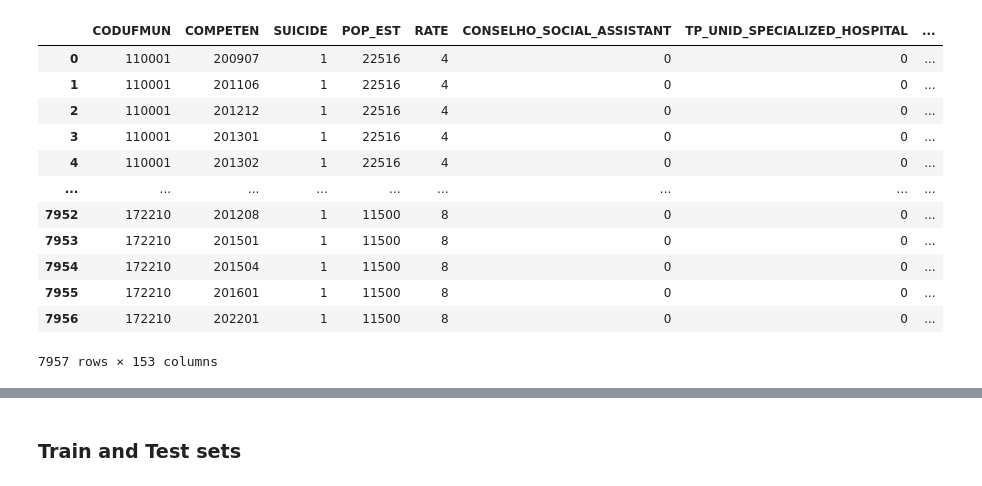
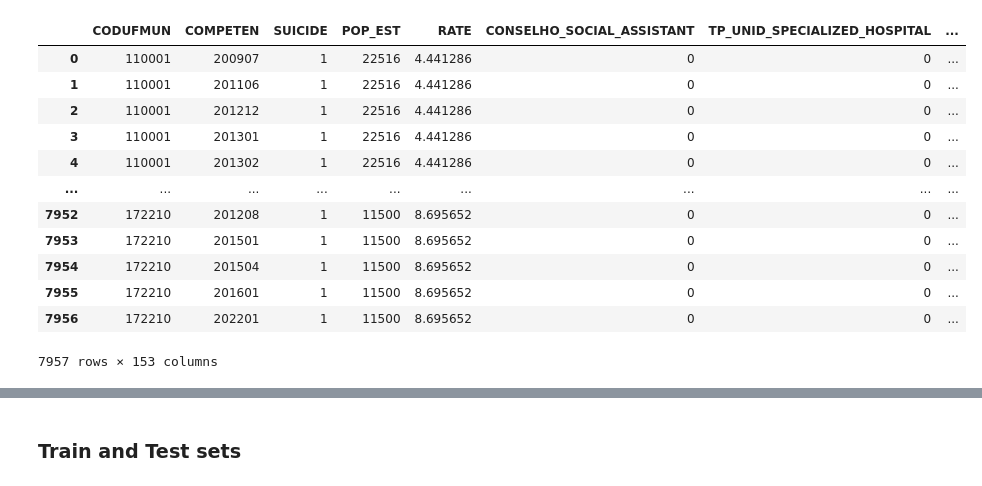
Before and after one commit to caibealves/Suicide_Rate, a Jupyter notebook: Rate_Infrastructure_Analysis.ipynb, the cells around one changed output, grey strips where cells are left out. Cells and saved outputs as stored; diff of their text form; code cells hidden in the pictures.

```diff
--- a/Rate_Infrastructure_Analysis.ipynb
+++ b/Rate_Infrastructure_Analysis.ipynb
@@ -11,19 +12,19 @@ import seaborn as sns
 pd.set_option('display.max_columns', None)
 sns.set_style('white')
 # %%
-df = pd.read_csv('North_ML_ready.csv').apply(convert_column)
+df = pd.read_csv('North_ML_ready.csv')
 df
 # %% [output]
 |  | CODUFMUN | COMPETEN | SUICIDE | POP_EST | RATE | CONSELHO_SOCIAL_ASSISTANT | TP_UNID_SPECIALIZED_HOSPITAL | ... |
-| 0 | 110001 | 200907 | 1 | 22516 | 4 | 0 | 0 | ... |
-| 1 | 110001 | 201106 | 1 | 22516 | 4 | 0 | 0 | ... |
-| 2 | 110001 | 201212 | 1 | 22516 | 4 | 0 | 0 | ... |
-| 3 | 110001 | 201301 | 1 | 22516 | 4 | 0 | 0 | ... |
-| 4 | 110001 | 201302 | 1 | 22516 | 4 | 0 | 0 | ... |
+| 0 | 110001 | 200907 | 1 | 22516 | 4.441286 | 0 | 0 | ... |
+| 1 | 110001 | 201106 | 1 | 22516 | 4.441286 | 0 | 0 | ... |
+| 2 | 110001 | 201212 | 1 | 22516 | 4.441286 | 0 | 0 | ... |
+| 3 | 110001 | 201301 | 1 | 22516 | 4.441286 | 0 | 0 | ... |
+| 4 | 110001 | 201302 | 1 | 22516 | 4.441286 | 0 | 0 | ... |
 | ... | ... | ... | ... | ... | ... | ... | ... | ... |
-| 7952 | 172210 | 201208 | 1 | 11500 | 8 | 0 | 0 | ... |
-| 7953 | 172210 | 201501 | 1 | 11500 | 8 | 0 | 0 | ... |
-| 7954 | 172210 | 201504 | 1 | 11500 | 8 | 0 | 0 | ... |
-| 7955 | 172210 | 201601 | 1 | 11500 | 8 | 0 | 0 | ... |
-| 7956 | 172210 | 202201 | 1 | 11500 | 8 | 0 | 0 | ... |
+| 7952 | 172210 | 201208 | 1 | 11500 | 8.695652 | 0 | 0 | ... |
+| 7953 | 172210 | 201501 | 1 | 11500 | 8.695652 | 0 | 0 | ... |
+| 7954 | 172210 | 201504 | 1 | 11500 | 8.695652 | 0 | 0 | ... |
+| 7955 | 172210 | 201601 | 1 | 11500 | 8.695652 | 0 | 0 | ... |
+| 7956 | 172210 | 202201 | 1 | 11500 | 8.695652 | 0 | 0 | ... |
 7957 rows × 153 columns
```
Also changed, not shown: parts of 5 cells of this notebook.
